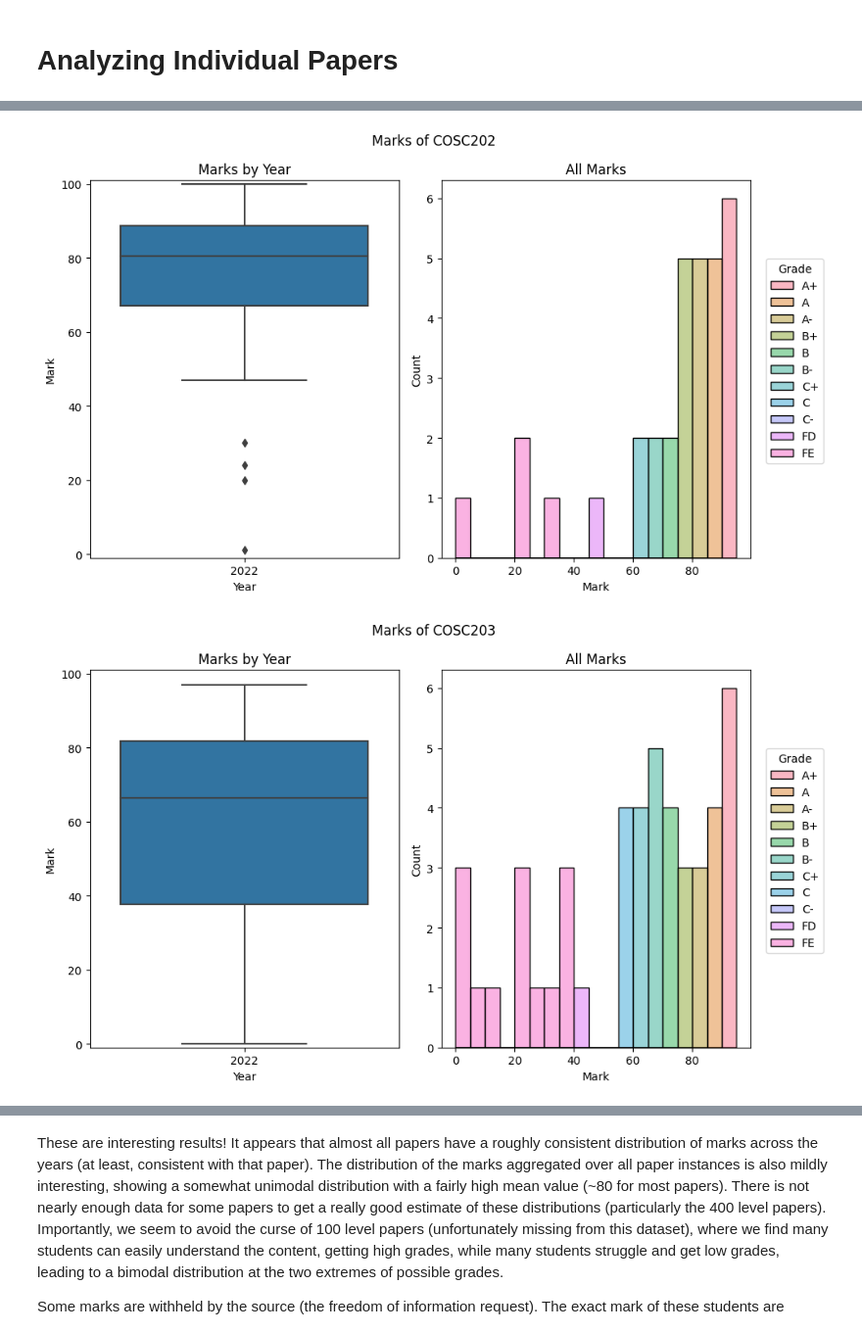
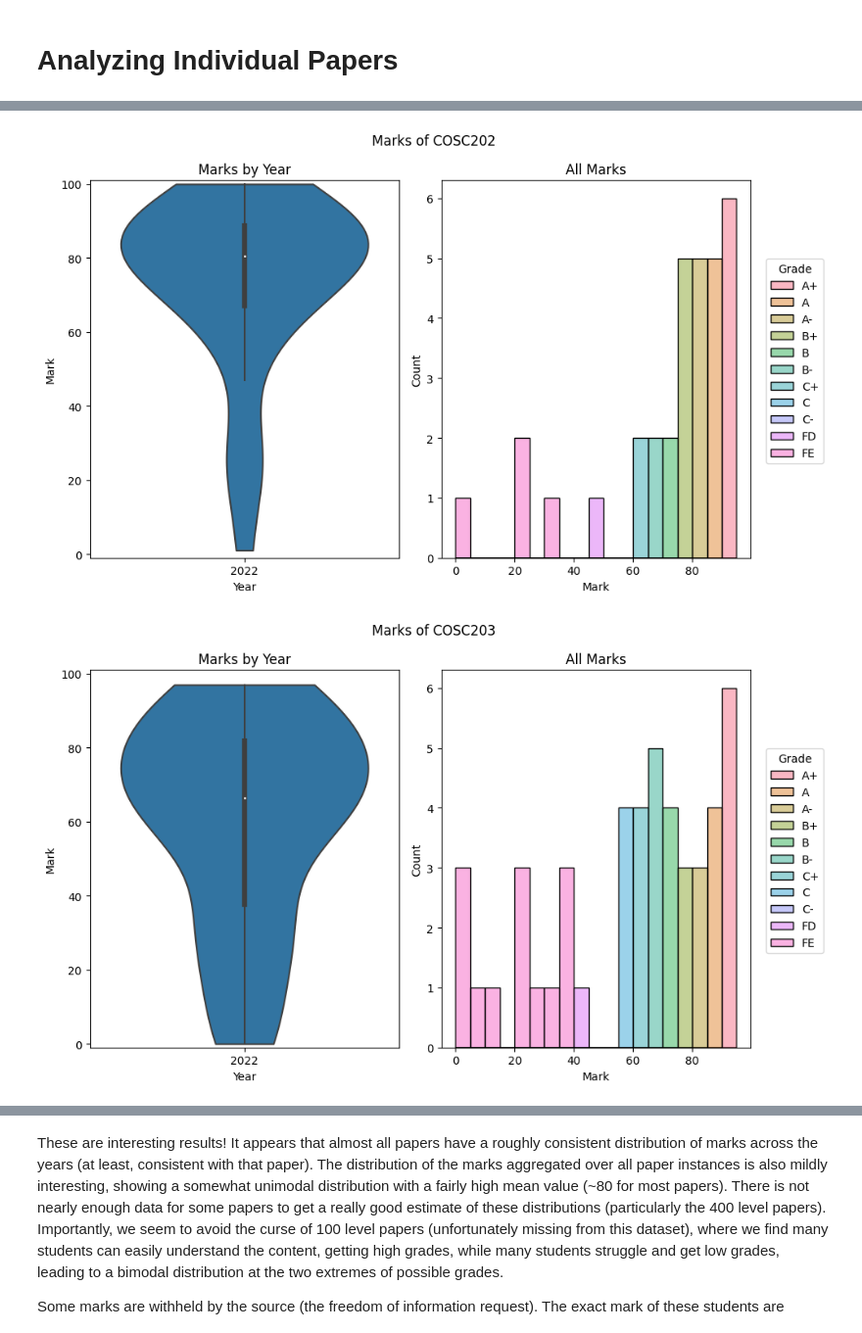
Before and after one commit to hmcalister/Computer-Science-Grade-Analysis, a Jupyter notebook: main.ipynb, the cells around one changed output, grey strips where cells are left out. Shown at 98% size. Cells and saved outputs as stored; diff of their text form; code cells hidden in the pictures.

```diff
--- a/main.ipynb
+++ b/main.ipynb
@@ -200,7 +200,7 @@ for paperCode in paperCodes:
     fig.suptitle(title)
 
     # Plot the box plot of results separated by year
-    sns.boxplot(targetdf, x="Year", y="Mark",  ax=axes[0])
+    sns.violinplot(targetdf, x="Year", y="Mark",  cut=0, ax=axes[0])
     axes[0].set_ylim(-1,101)
     axes[0].set_title("Marks by Year")
 
@@ -217,2 +217,2 @@ for paperCode in paperCodes:
-[figure, old version]
+[figure, new version]
-[figure, old version]
+[figure, new version]
```
Also changed, not shown: parts of 4 cells of this notebook.
